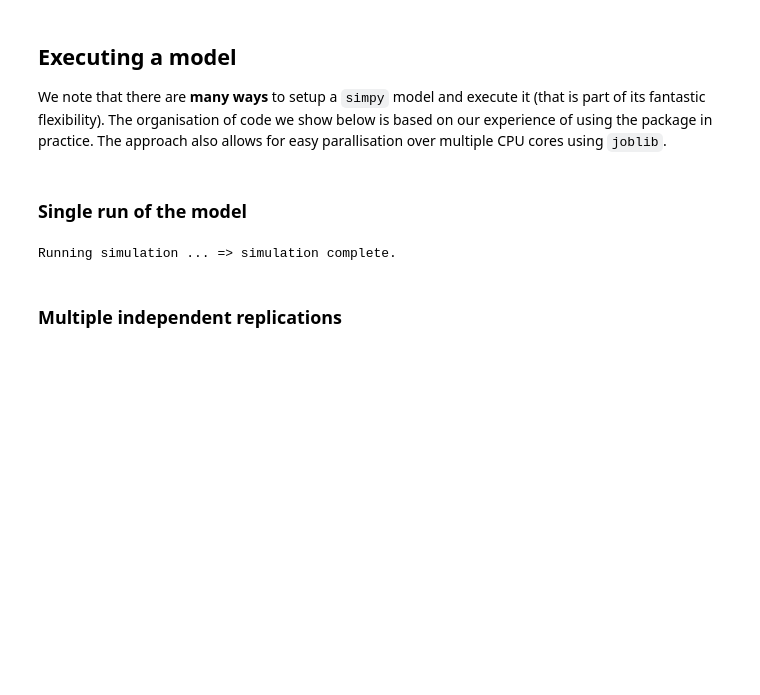
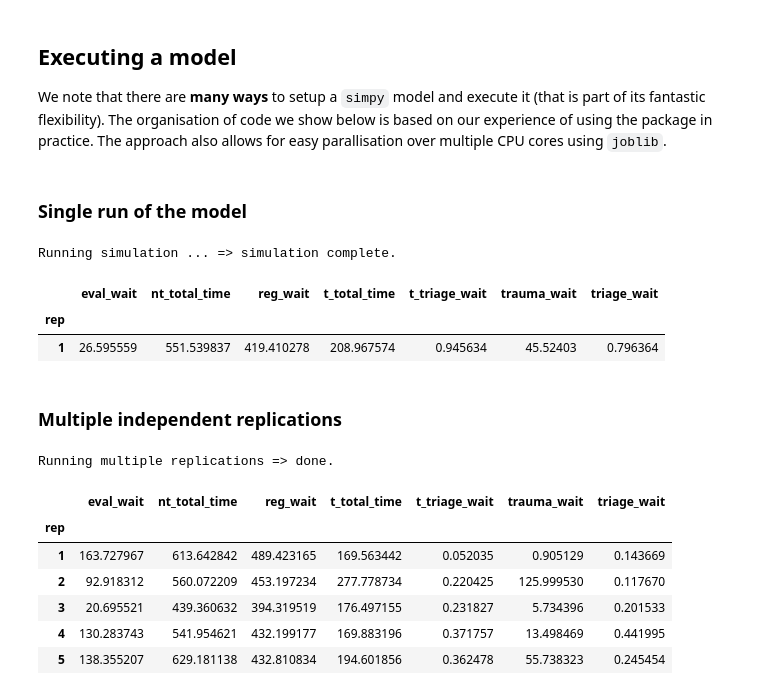
Before and after one commit to TomMonks/open-science-for-sim, a Jupyter notebook: src/notebooks/01_foss_sim/01_simpy.ipynb, the cells around one changed output. Cells and saved outputs as stored; diff of their text form; code cells hidden in the pictures; blank space fills up the shorter version.

Commit message:
SIMPY: running with some results

```diff
--- a/src/notebooks/01_foss_sim/01_simpy.ipynb
+++ b/src/notebooks/01_foss_sim/01_simpy.ipynb
@@ -66,12 +66,12 @@ DEFAULT_NON_TRAUMA_TREAT_P = 0.40
 DEFAULT_PROB_TRAUMA = 0.30
 
 # Resource counts
-DEFAULT_N_TRIAGE = 10
-DEFAULT_N_REG = 10
-DEFAULT_N_EXAM = 20
-DEFAULT_N_TRAUMA = 20
-DEFAULT_N_CUBICLES_1 = 50
-DEFAULT_N_CUBICLES_2 = 50
+DEFAULT_N_TRIAGE = 2
+DEFAULT_N_REG = 2
+DEFAULT_N_EXAM = 2
+DEFAULT_N_TRAUMA = 5
+DEFAULT_N_CUBICLES_1 = 10
+DEFAULT_N_CUBICLES_2 = 10
 
 # default random number SET
 DEFAULT_RNG_SET = None
@@ -850,12 +889,13 @@ def single_run(scenario, rc_period=DEFAULT_RESULTS_COLLECTION_PERIOD,
     # create an instance of the model
     model = TreatmentCentreModel(scenario)
 
+    # run the model
     model.run(results_collection_period=rc_period)
 
-    #run the model
-    #results_summary = model.run_summary_frame()
+    # run results
+    results_summary = model.run_summary_frame()
 
-    #return results_summary
+    return results_summary
 # %%
 def multiple_replications(scenario, rc_period=DEFAULT_RESULTS_COLLECTION_PERIOD,
                           n_reps=5):
@@ -899,9 +939,32 @@ args = Scenario()
 # use the single_run() func
 # try changing `random_no_set` to see different run results
 print('Running simulation ...', end=' => ')
-single_run(args, random_no_set=42)
+results = single_run(args, random_no_set=42)
 print('simulation complete.')
+
+results
 # %% [output]
 Running simulation ... => simulation complete.
+|  | eval_wait | nt_total_time | reg_wait | t_total_time | t_triage_wait | trauma_wait | triage_wait |
+| rep |  |  |  |  |  |  |  |
+| 1 | 26.595559 | 551.539837 | 419.410278 | 208.967574 | 0.945634 | 45.52403 | 0.796364 |
 # %% [markdown]
 ### Multiple independent replications
+# %%
+args = Scenario()
+
+#run multiple replications.
+#by default it runs 5 replications.
+print('Running multiple replications', end=' => ')
+results  = multiple_replications(args, n_reps=5)
+print('done.\n')
+results
+# %% [output]
+Running multiple replications => done.
+|  | eval_wait | nt_total_time | reg_wait | t_total_time | t_triage_wait | trauma_wait | triage_wait |
+| rep |  |  |  |  |  |  |  |
+| 1 | 163.727967 | 613.642842 | 489.423165 | 169.563442 | 0.052035 | 0.905129 | 0.143669 |
+| 2 | 92.918312 | 560.072209 | 453.197234 | 277.778734 | 0.220425 | 125.999530 | 0.117670 |
+| 3 | 20.695521 | 439.360632 | 394.319519 | 176.497155 | 0.231827 | 5.734396 | 0.201533 |
+| 4 | 130.283743 | 541.954621 | 432.199177 | 169.883196 | 0.371757 | 13.498469 | 0.441995 |
+| 5 | 138.355207 | 629.181138 | 432.810834 | 194.601856 | 0.362478 | 55.738323 | 0.245454 |
```
Also changed, not shown: parts of 2 cells of this notebook.
